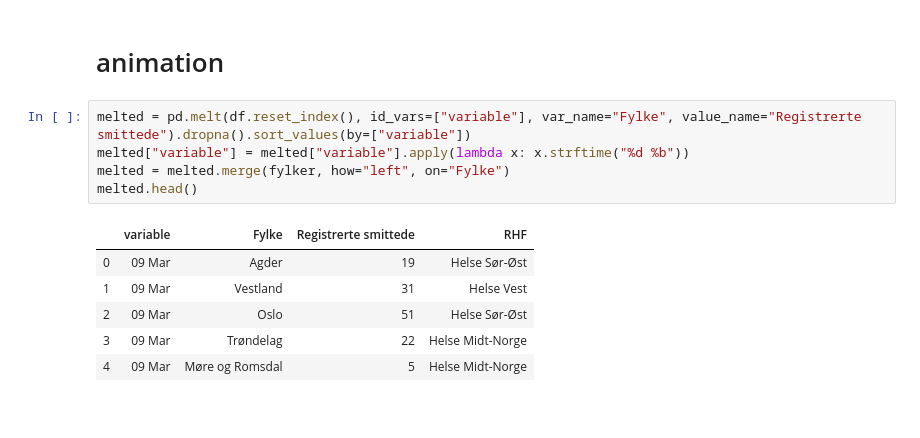
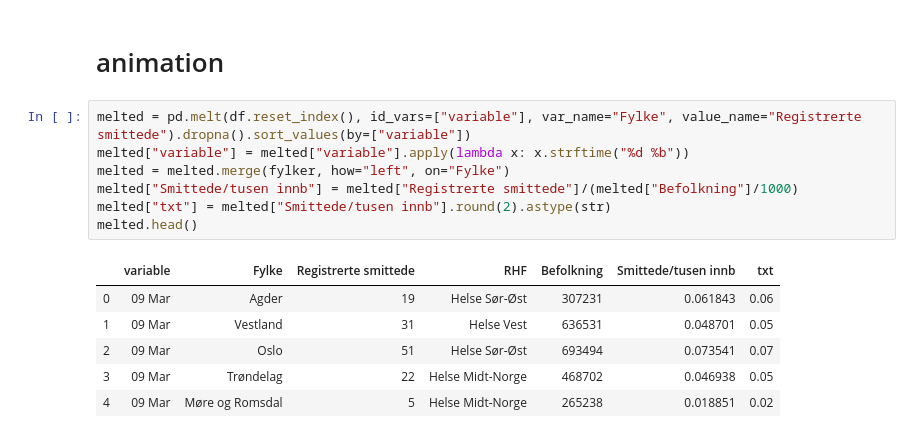
Before and after one commit to NRVA/COVID19_Norge, a Jupyter notebook: COVID_i_Norge.ipynb, the cells around one changed output. Cells and saved outputs as stored; diff of their text form.

```diff
--- a/COVID_i_Norge.ipynb
+++ b/COVID_i_Norge.ipynb
@@ -234,13 +206,15 @@ fig.update_layout(annotations=[
 # %%
 melted = pd.melt(df.reset_index(), id_vars=["variable"], var_name="Fylke", value_name="Registrerte smittede").dropna().sort_values(by=["variable"])
 melted["variable"] = melted["variable"].apply(lambda x: x.strftime("%d %b"))
 melted = melted.merge(fylker, how="left", on="Fylke")
+melted["Smittede/tusen innb"] = melted["Registrerte smittede"]/(melted["Befolkning"]/1000)
+melted["txt"] = melted["Smittede/tusen innb"].round(2).astype(str)
 melted.head()
 # %% [output]
-|  | variable | Fylke | Registrerte smittede | RHF |
-| 0 | 09 Mar | Agder | 19 | Helse Sør-Øst |
-| 1 | 09 Mar | Vestland | 31 | Helse Vest |
-| 2 | 09 Mar | Oslo | 51 | Helse Sør-Øst |
-| 3 | 09 Mar | Trøndelag | 22 | Helse Midt-Norge |
-| 4 | 09 Mar | Møre og Romsdal | 5 | Helse Midt-Norge |
+|  | variable | Fylke | Registrerte smittede | RHF | Befolkning | Smittede/tusen innb | txt |
+| 0 | 09 Mar | Agder | 19 | Helse Sør-Øst | 307231 | 0.061843 | 0.06 |
+| 1 | 09 Mar | Vestland | 31 | Helse Vest | 636531 | 0.048701 | 0.05 |
+| 2 | 09 Mar | Oslo | 51 | Helse Sør-Øst | 693494 | 0.073541 | 0.07 |
+| 3 | 09 Mar | Trøndelag | 22 | Helse Midt-Norge | 468702 | 0.046938 | 0.05 |
+| 4 | 09 Mar | Møre og Romsdal | 5 | Helse Midt-Norge | 265238 | 0.018851 | 0.02 |
 # %%
```
Also changed, not shown: parts of 8 cells of this notebook, 1 other file.
